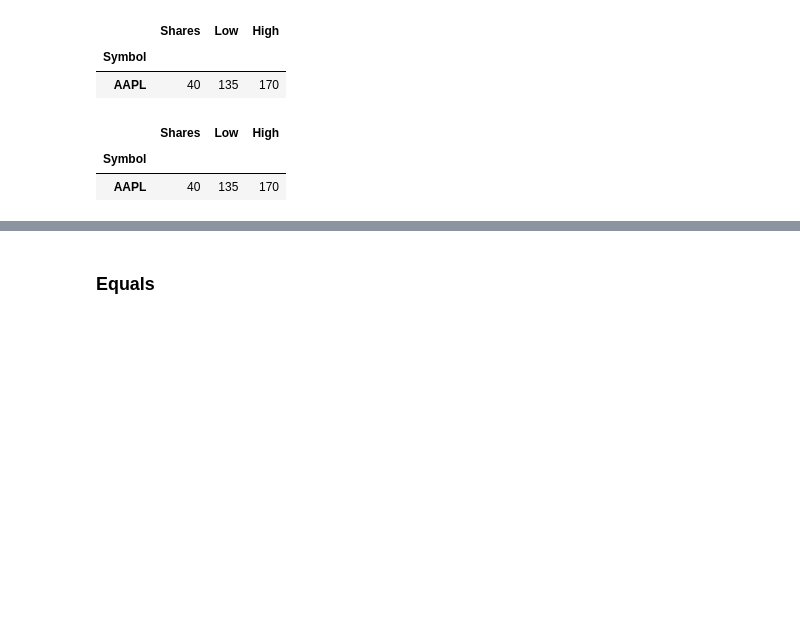
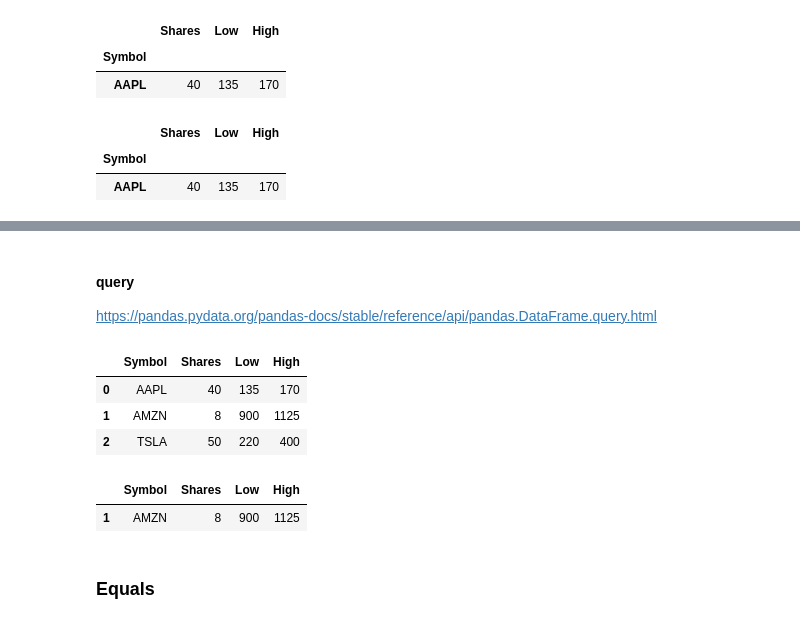
Before and after one commit to pkaran57/python-libs, a Jupyter notebook: pandas-lib/notebook/pandas.ipynb, the cells around one changed output, grey strips where cells are left out. Saved outputs shown, nothing was run; the diff lists cells and outputs as text; code cells hidden in the pictures; blank space fills up the shorter version.

```diff
--- a/pandas-lib/notebook/pandas.ipynb
+++ b/pandas-lib/notebook/pandas.ipynb
@@ -1277,3 +1326,20 @@ dtype: bool
+# %% [markdown]
+#### query
+https://pandas.pydata.org/pandas-docs/stable/reference/api/pandas.DataFrame.query.html
+# %%
+display(stocks)
+
+stocks_to_select = ['AMZN', 'TSLA']
+query = 'Symbol in @stocks_to_select and Low > 500'
+
+display(stocks.query(query))
+# %% [output]
+|  | Symbol | Shares | Low | High |
+| 0 | AAPL | 40 | 135 | 170 |
+| 1 | AMZN | 8 | 900 | 1125 |
+| 2 | TSLA | 50 | 220 | 400 |
+|  | Symbol | Shares | Low | High |
+| 1 | AMZN | 8 | 900 | 1125 |
 # %% [markdown]
 ### Equals
 # %%
```
Also changed, not shown: parts of 4 cells of this notebook.
